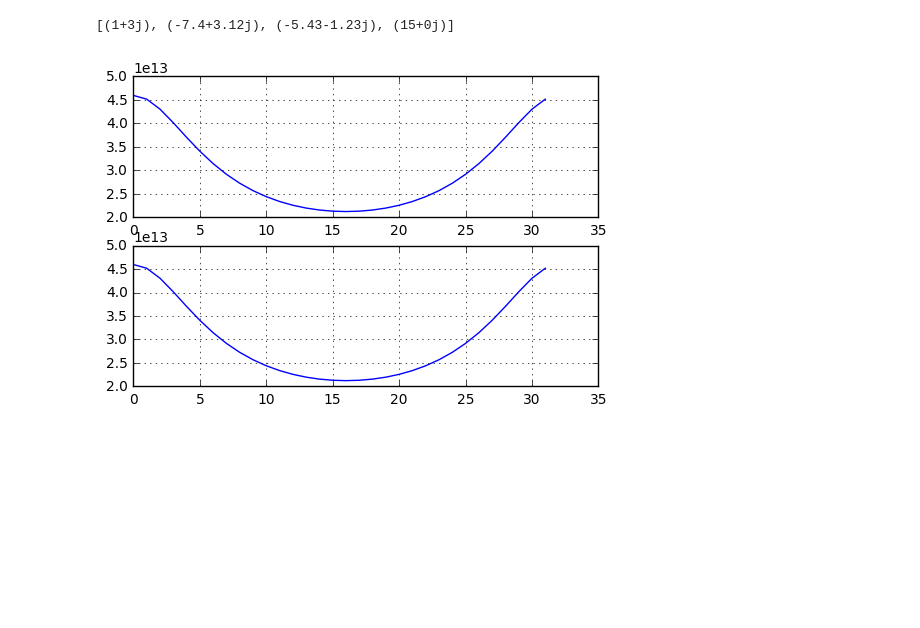
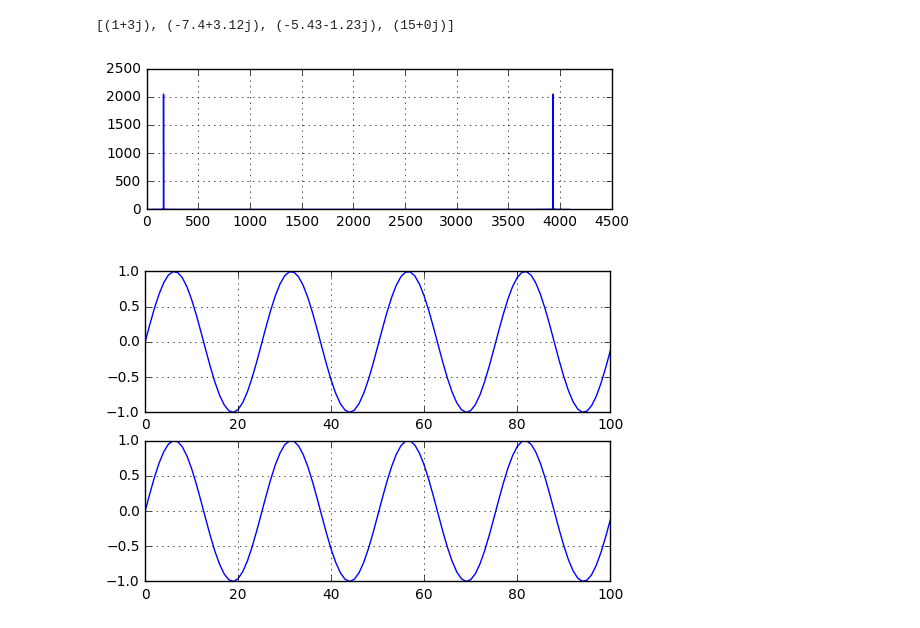
Before and after one commit to DenisKoposov/CompMath, a Jupyter notebook: task3/FFT.ipynb, the cells around one changed output. Drawn from its saved outputs; the diff is of its cells as text; code cells hidden in the pictures; blank space fills up the shorter version.

```diff
--- a/task3/FFT.ipynb
+++ b/task3/FFT.ipynb
@@ -28,16 +39,28 @@ def fft(data):
 # %%
 import matplotlib.pyplot as plt
 %matplotlib inline
 
-data = np.exp(np.arange(0, 32))
+data = np.sin(np.arange(0, 1024, 0.25))
 
 plt.subplot(211)
-plt.plot( np.arange( len(data) ), np.absolute( fft(data) ) )
+plt.plot( np.arange( len(data) ), np.absolute( res ) )
 plt.grid(True)
-
-plt.subplot(212)
-plt.plot( np.arange( len(data) ), np.absolute( np.fft.fft(data) ) )
-plt.grid(True)
-plt.show()
 # %% [output]
-[figure, old version]
+[figure, new version]
+# %%
+data = np.sin(np.arange(0, 1024, 0.25))
+res = fft(data)
+b_res = b_fft(res)
+
+plt.subplot(211)
+plt.plot( np.arange(len(data)), b_res/len(data) )
+plt.axis([0, 100, -1, 1])
+plt.grid(True)
+
+plt.subplot(212)
+plt.plot( np.arange( len(data) ), data )
+plt.axis([0, 100, -1, 1])
+plt.grid(True)
+plt.show()
+# %% [output]
+[figure, added]
```
Also changed, not shown: parts of 1 cell of this notebook.
